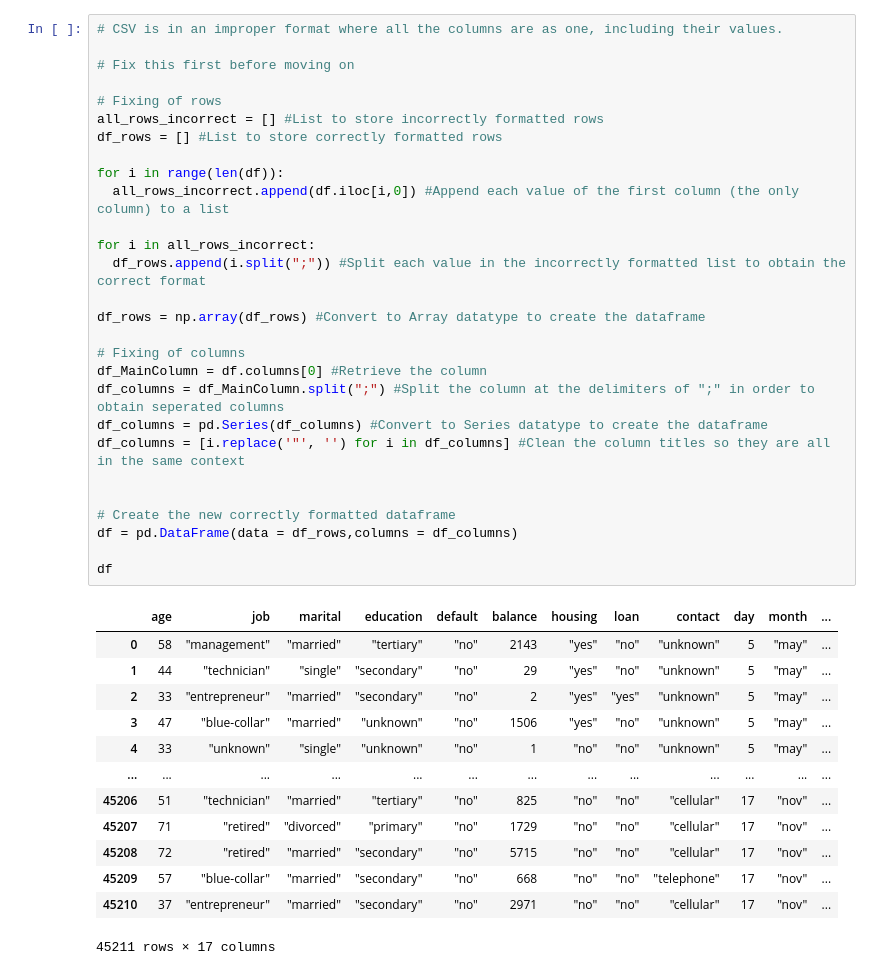
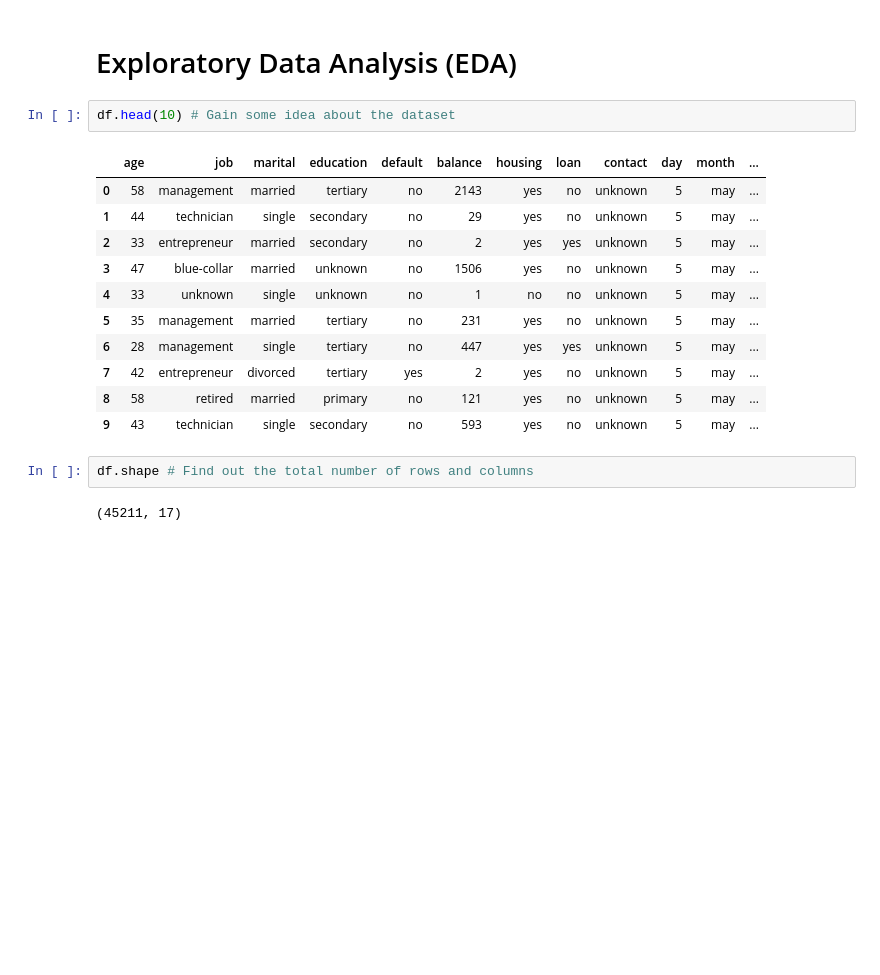
Before and after one commit to Muh-Ayyub/ML-Coursework, a Jupyter notebook: Machine_Learning_Coursework.ipynb, the cells around one changed output. Cells and saved outputs as stored; diff of their text form; blank space fills up the shorter version.

```diff
--- a/Machine_Learning_Coursework.ipynb
+++ b/Machine_Learning_Coursework.ipynb
@@ -25,42 +21,20 @@ df
-# %%
-# CSV is in an improper format where all the columns are as one, including their values.
-
-# Fix this first before moving on
-
-# Fixing of rows
-all_rows_incorrect = [] #List to store incorrectly formatted rows
-df_rows = [] #List to store correctly formatted rows
-
-for i in range(len(df)):
-  all_rows_incorrect.append(df.iloc[i,0]) #Append each value of the first column (the only column) to a list
-
-for i in all_rows_incorrect:
-  df_rows.append(i.split(";")) #Split each value in the incorrectly formatted list to obtain the correct format
-
-df_rows = np.array(df_rows) #Convert to Array datatype to create the dataframe
-
-# Fixing of columns
-df_MainColumn = df.columns[0] #Retrieve the column
-df_columns = df_MainColumn.split(";") #Split the column at the delimiters of ";" in order to obtain seperated columns
-df_columns = pd.Series(df_columns) #Convert to Series datatype to create the dataframe
-df_columns = [i.replace('"', '') for i in df_columns] #Clean the column titles so they are all in the same context
-
-
-# Create the new correctly formatted dataframe
-df = pd.DataFrame(data = df_rows,columns = df_columns)
-
-df
-# %% [output]
-|  | age | job | marital | education | default | balance | housing | loan | contact | day | month | ... |
-| 0 | 58 | "management" | "married" | "tertiary" | "no" | 2143 | "yes" | "no" | "unknown" | 5 | "may" | ... |
-| 1 | 44 | "technician" | "single" | "secondary" | "no" | 29 | "yes" | "no" | "unknown" | 5 | "may" | ... |
-| 2 | 33 | "entrepreneur" | "married" | "secondary" | "no" | 2 | "yes" | "yes" | "unknown" | 5 | "may" | ... |
-| 3 | 47 | "blue-collar" | "married" | "unknown" | "no" | 1506 | "yes" | "no" | "unknown" | 5 | "may" | ... |
-| 4 | 33 | "unknown" | "single" | "unknown" | "no" | 1 | "no" | "no" | "unknown" | 5 | "may" | ... |
-| ... | ... | ... | ... | ... | ... | ... | ... | ... | ... | ... | ... | ... |
-| 45206 | 51 | "technician" | "married" | "tertiary" | "no" | 825 | "no" | "no" | "cellular" | 17 | "nov" | ... |
-| 45207 | 71 | "retired" | "divorced" | "primary" | "no" | 1729 | "no" | "no" | "cellular" | 17 | "nov" | ... |
-| 45208 | 72 | "retired" | "married" | "secondary" | "no" | 5715 | "no" | "no" | "cellular" | 17 | "nov" | ... |
-| 45209 | 57 | "blue-collar" | "married" | "secondary" | "no" | 668 | "no" | "no" | "telephone" | 17 | "nov" | ... |
-| 45210 | 37 | "entrepreneur" | "married" | "secondary" | "no" | 2971 | "no" | "no" | "cellular" | 17 | "nov" | ... |
-45211 rows × 17 columns
+# %% [markdown]
+# Exploratory Data Analysis (EDA)
+# %%
+df.head(10) # Gain some idea about the dataset
+# %% [output]
+|  | age | job | marital | education | default | balance | housing | loan | contact | day | month | ... |
+| 0 | 58 | management | married | tertiary | no | 2143 | yes | no | unknown | 5 | may | ... |
+| 1 | 44 | technician | single | secondary | no | 29 | yes | no | unknown | 5 | may | ... |
+| 2 | 33 | entrepreneur | married | secondary | no | 2 | yes | yes | unknown | 5 | may | ... |
+| 3 | 47 | blue-collar | married | unknown | no | 1506 | yes | no | unknown | 5 | may | ... |
+| 4 | 33 | unknown | single | unknown | no | 1 | no | no | unknown | 5 | may | ... |
+| 5 | 35 | management | married | tertiary | no | 231 | yes | no | unknown | 5 | may | ... |
+| 6 | 28 | management | single | tertiary | no | 447 | yes | yes | unknown | 5 | may | ... |
+| 7 | 42 | entrepreneur | divorced | tertiary | yes | 2 | yes | no | unknown | 5 | may | ... |
+| 8 | 58 | retired | married | primary | no | 121 | yes | no | unknown | 5 | may | ... |
+| 9 | 43 | technician | single | secondary | no | 593 | yes | no | unknown | 5 | may | ... |
+# %%
+df.shape # Find out the total number of rows and columns
+# %% [output]
+(45211, 17)
```
Also changed, not shown: parts of 18 cells of this notebook.
